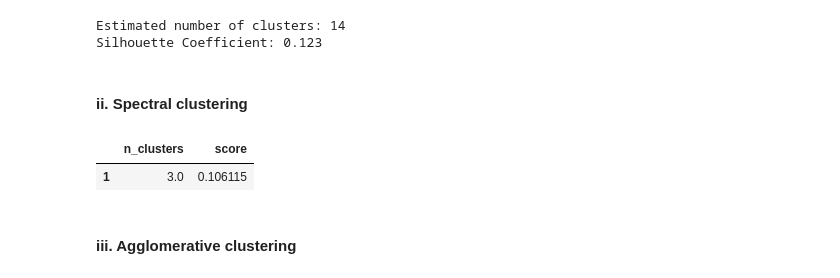
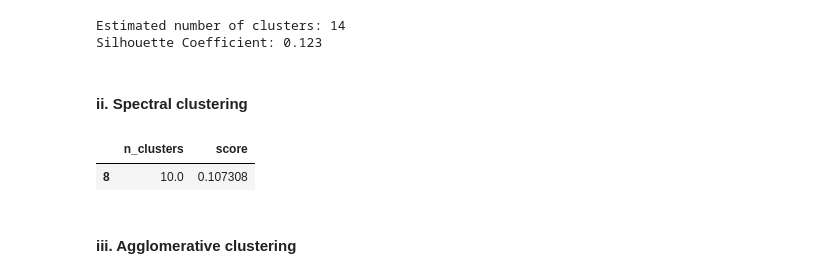
Before and after one commit to tevfikcagridural/customer_segmentation, a Jupyter notebook: Clustering_Case_Study_Customer_Segmentation_with_K_Means_Tier_3.ipynb, the cells around one changed output. Drawn from its saved outputs; the diff is of its cells as text; code cells hidden in the pictures.

```diff
--- a/Clustering_Case_Study_Customer_Segmentation_with_K_Means_Tier_3.ipynb
+++ b/Clustering_Case_Study_Customer_Segmentation_with_K_Means_Tier_3.ipynb
@@ -585,26 +582,26 @@ from sklearn.cluster import SpectralClustering
 # %%
 # Set the DataFrame of number of clusters and its slihouette score
 sc_clusters_and_scores = pd.DataFrame(columns=['n_clusters', 'score'])
 
 # Initialize clusterer for each cluster in the range of clusterers
 # and store cluster number and related score
 for n_clusters in range_n_clusters:
   sc = SpectralClustering(n_clusters=n_clusters).fit(x_cols)
   sc_labels = sc.labels_
 
   # Compute the silhouette score of the clusterer
   score = metrics.silhouette_score(x_cols, sc_labels)
 
   # Add each number of cluster and score values to the DataFrame
   new_row = {'n_clusters': n_clusters, 'score': score}
-  sc_clusters_and_scores = clusters_and_scores.append(new_row, ignore_index=True)
+  sc_clusters_and_scores = sc_clusters_and_scores.append(new_row, ignore_index=True)
 
 # Get the highest score and related number of cluster
 max_score = sc_clusters_and_scores['score'].max()
 sc_clusters_and_scores[sc_clusters_and_scores['score'] == max_score]
 # %% [output]
 |  | n_clusters | score |
-| 1 | 3.0 | 0.106115 |
+| 8 | 10.0 | 0.107308 |
 # %% [markdown]
 #### iii. Agglomerative clustering
 # %%
```
Also changed, not shown: parts of 8 cells of this notebook.
